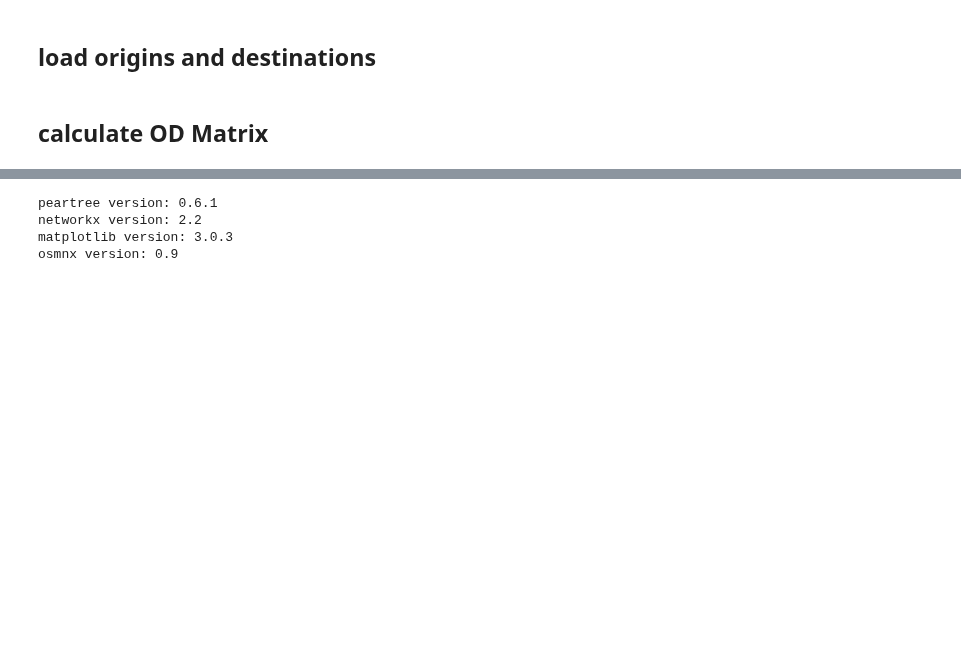
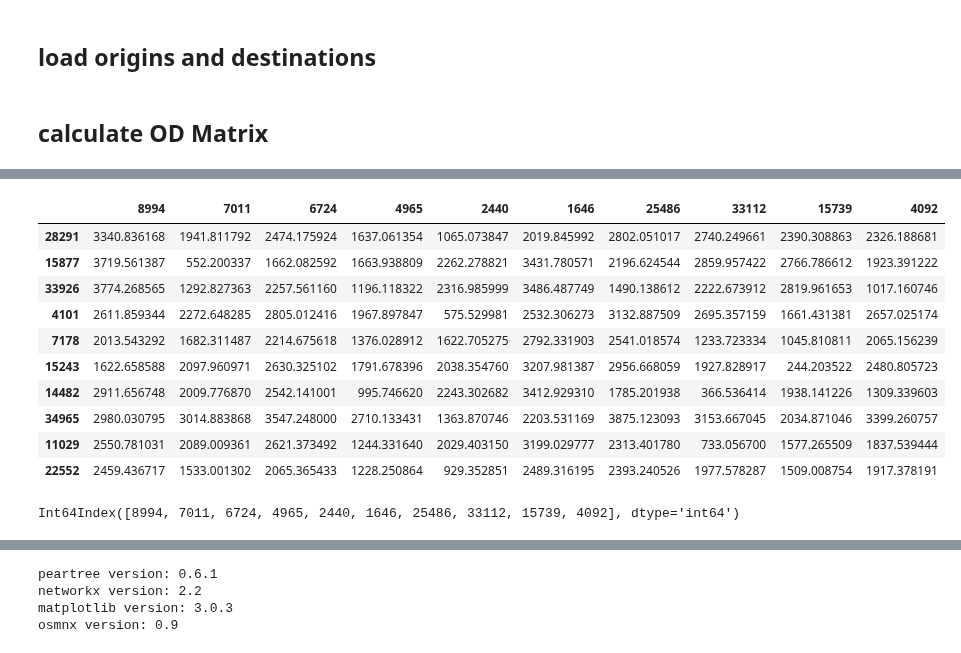
Before and after one commit to worldbank/GOST_PublicGoods, a Jupyter notebook: GOSTNets/Notebooks/optimization_set_coverage_problem.ipynb, the cells around one changed output, grey strips where cells are left out. Drawn from its saved outputs; the diff is of its cells as text; code cells hidden in the pictures; blank space fills up the shorter version.

```diff
--- a/GOSTNets/Notebooks/optimization_set_coverage_problem.ipynb
+++ b/GOSTNets/Notebooks/optimization_set_coverage_problem.ipynb
@@ -53,2 +50,20 @@ Wall time: 12.9 s
 # %%
 OD_df = pd.DataFrame(OD, columns = destinations, index = origins)
+# %%
+OD_df[0:10]
+# %% [output]
+|  | 8994 | 7011 | 6724 | 4965 | 2440 | 1646 | 25486 | 33112 | 15739 | 4092 |
+| 28291 | 3340.836168 | 1941.811792 | 2474.175924 | 1637.061354 | 1065.073847 | 2019.845992 | 2802.051017 | 2740.249661 | 2390.308863 | 2326.188681 |
+| 15877 | 3719.561387 | 552.200337 | 1662.082592 | 1663.938809 | 2262.278821 | 3431.780571 | 2196.624544 | 2859.957422 | 2766.786612 | 1923.391222 |
+| 33926 | 3774.268565 | 1292.827363 | 2257.561160 | 1196.118322 | 2316.985999 | 3486.487749 | 1490.138612 | 2222.673912 | 2819.961653 | 1017.160746 |
+| 4101 | 2611.859344 | 2272.648285 | 2805.012416 | 1967.897847 | 575.529981 | 2532.306273 | 3132.887509 | 2695.357159 | 1661.431381 | 2657.025174 |
+| 7178 | 2013.543292 | 1682.311487 | 2214.675618 | 1376.028912 | 1622.705275 | 2792.331903 | 2541.018574 | 1233.723334 | 1045.810811 | 2065.156239 |
+| 15243 | 1622.658588 | 2097.960971 | 2630.325102 | 1791.678396 | 2038.354760 | 3207.981387 | 2956.668059 | 1927.828917 | 244.203522 | 2480.805723 |
+| 14482 | 2911.656748 | 2009.776870 | 2542.141001 | 995.746620 | 2243.302682 | 3412.929310 | 1785.201938 | 366.536414 | 1938.141226 | 1309.339603 |
+| 34965 | 2980.030795 | 3014.883868 | 3547.248000 | 2710.133431 | 1363.870746 | 2203.531169 | 3875.123093 | 3153.667045 | 2034.871046 | 3399.260757 |
+| 11029 | 2550.781031 | 2089.009361 | 2621.373492 | 1244.331640 | 2029.403150 | 3199.029777 | 2313.401780 | 733.056700 | 1577.265509 | 1837.539444 |
+| 22552 | 2459.436717 | 1533.001302 | 2065.365433 | 1228.250864 | 929.352851 | 2489.316195 | 2393.240526 | 1977.578287 | 1509.008754 | 1917.378191 |
+# %%
+OD_df.keys()
+# %% [output]
+Int64Index([8994, 7011, 6724, 4965, 2440, 1646, 25486, 33112, 15739, 4092], dtype='int64')
```
Also changed, not shown: parts of 6 cells of this notebook, 1 other file.
